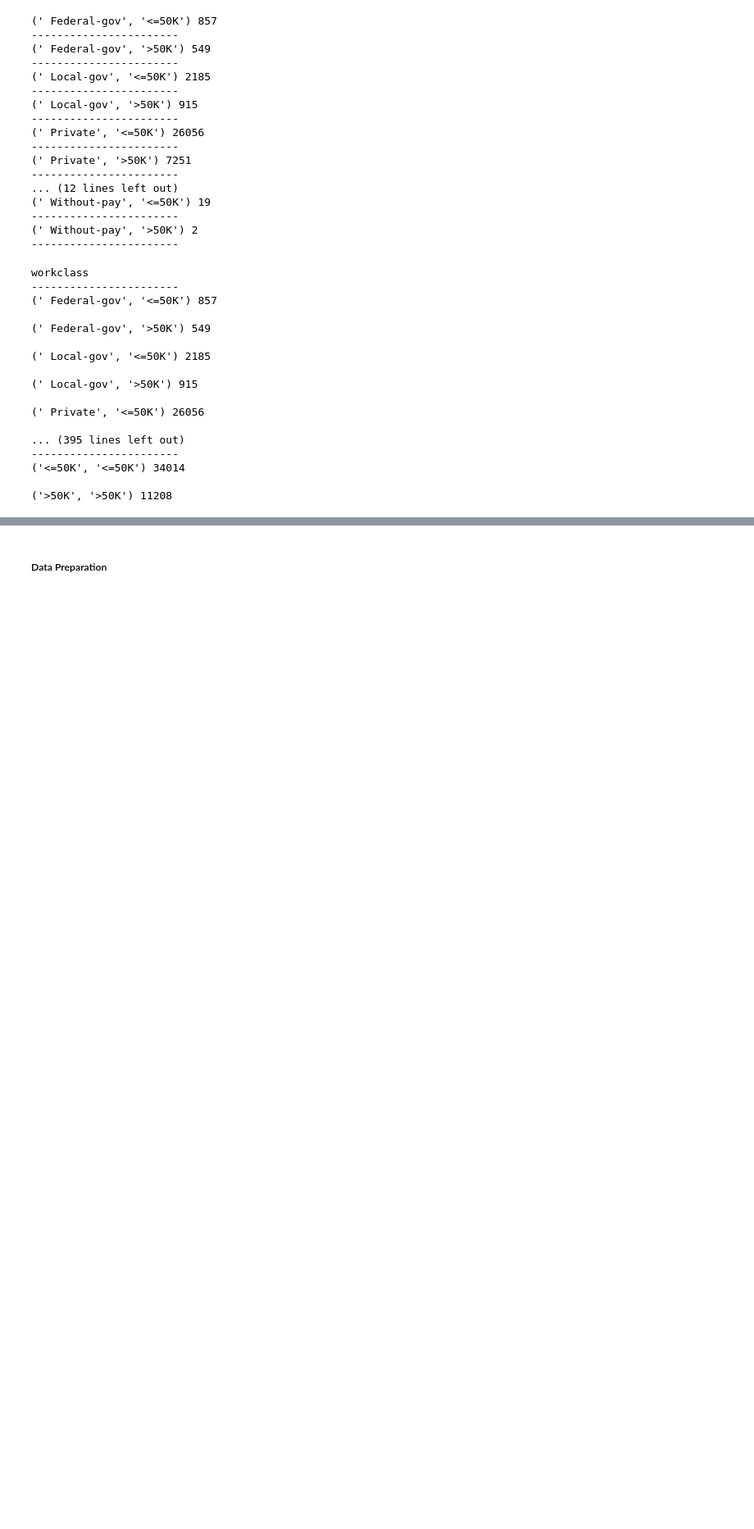
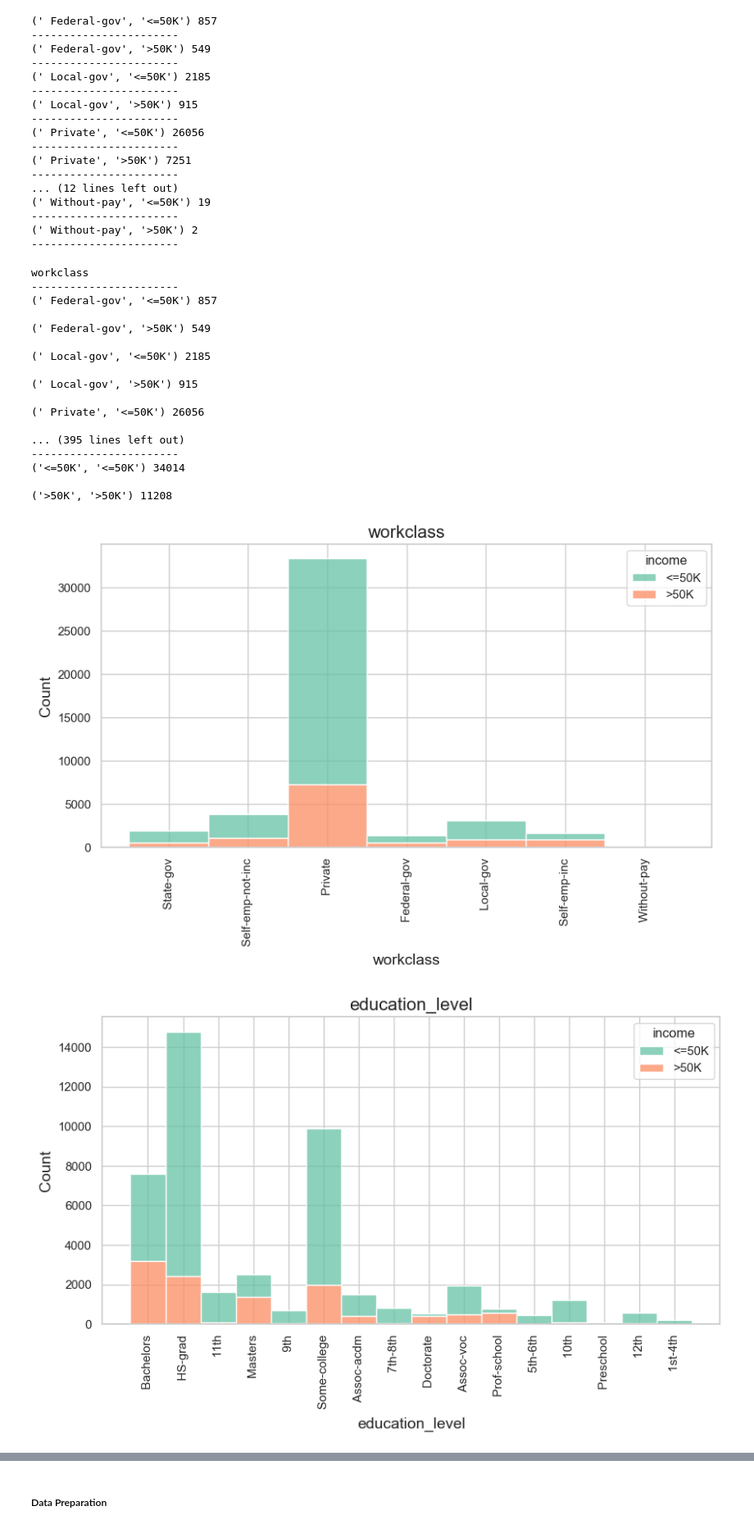
Before and after one commit to badicev/finding_donors, a Jupyter notebook: reproduce.ipynb, the cells around one changed output, grey strips where cells are left out. Shown at 82% size. Cells and saved outputs as stored; diff of their text form; code cells hidden in the pictures; blank space fills up the shorter version.

```diff
--- a/reproduce.ipynb
+++ b/reproduce.ipynb
@@ -297,3 +298,20 @@ workclass
 ('<=50K', '<=50K') 34014
 
 ('>50K', '>50K') 11208
+# %%
+#Addition: I think it would be better to use histogram for categorical columns
+
+for column in categorical_columns:
+    if column == 'income':
+        continue
+    plt.figure(figsize=(10,5))
+    sns.histplot(data=data, x=column, hue='income', multiple='stack', palette='Set2')
+    plt.title(column, fontsize=16)
+    plt.xlabel(column, fontsize=14)
+    plt.xticks(rotation=90)
+    plt.ylabel('Count', fontsize=14)
+    plt.savefig('visuals/cp{}.png'.format(column))
+    plt.show()
+# %% [output]
+[figure, added]
+[figure, added]
```
Also changed, not shown: parts of 22 cells of this notebook, 41 other files.
